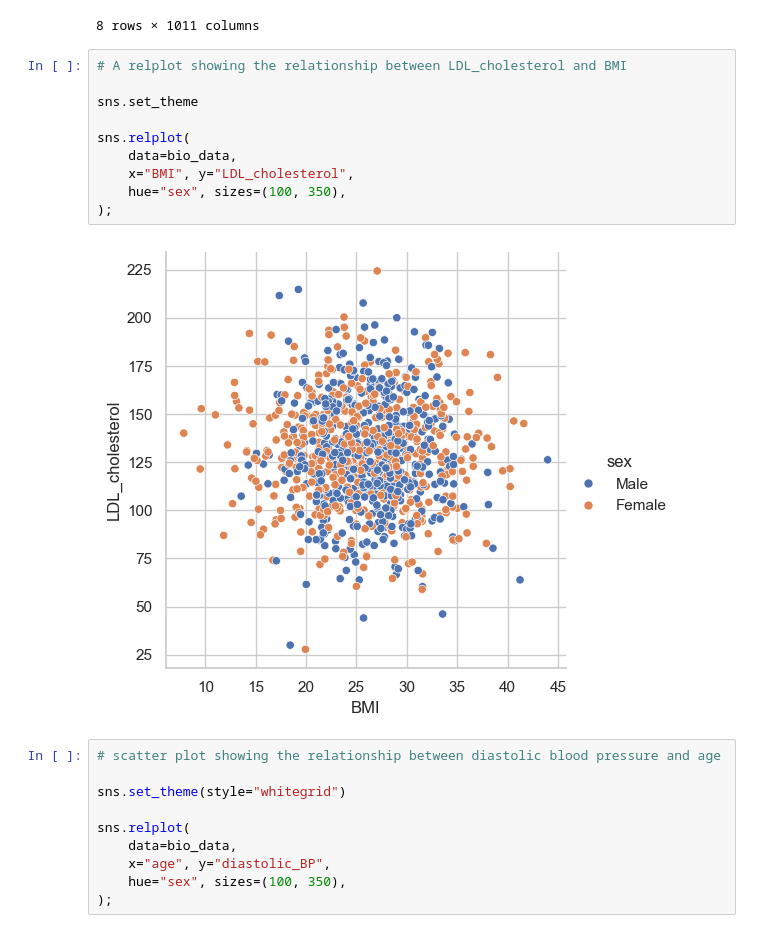
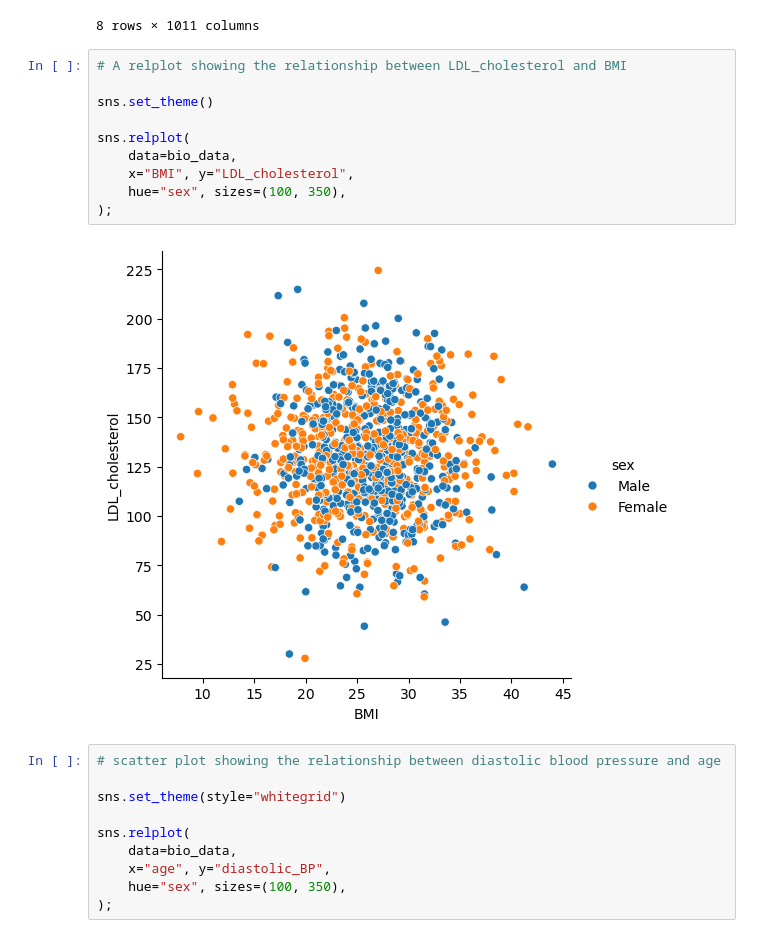
Before and after one commit to csaafrica/genetic-makeup-healthrisk-predictor, a Jupyter notebook: notebooks/data_vis.ipynb, the cells around one changed output. Saved outputs shown, nothing was run; the diff lists cells and outputs as text.

```diff
--- a/notebooks/data_vis.ipynb
+++ b/notebooks/data_vis.ipynb
@@ -81,15 +72,15 @@ bio_data.describe()
 # %%
 # A relplot showing the relationship between LDL_cholesterol and BMI
 
-sns.set_theme
+sns.set_theme()
 
 sns.relplot(
     data=bio_data,
     x="BMI", y="LDL_cholesterol",
     hue="sex", sizes=(100, 350),
 );
 # %% [output]
-[figure, old version]
+[figure, new version]
 # %%
 # scatter plot showing the relationship between diastolic blood pressure and age
 
```
Also changed, not shown: parts of 5 cells of this notebook, 3 other files.
